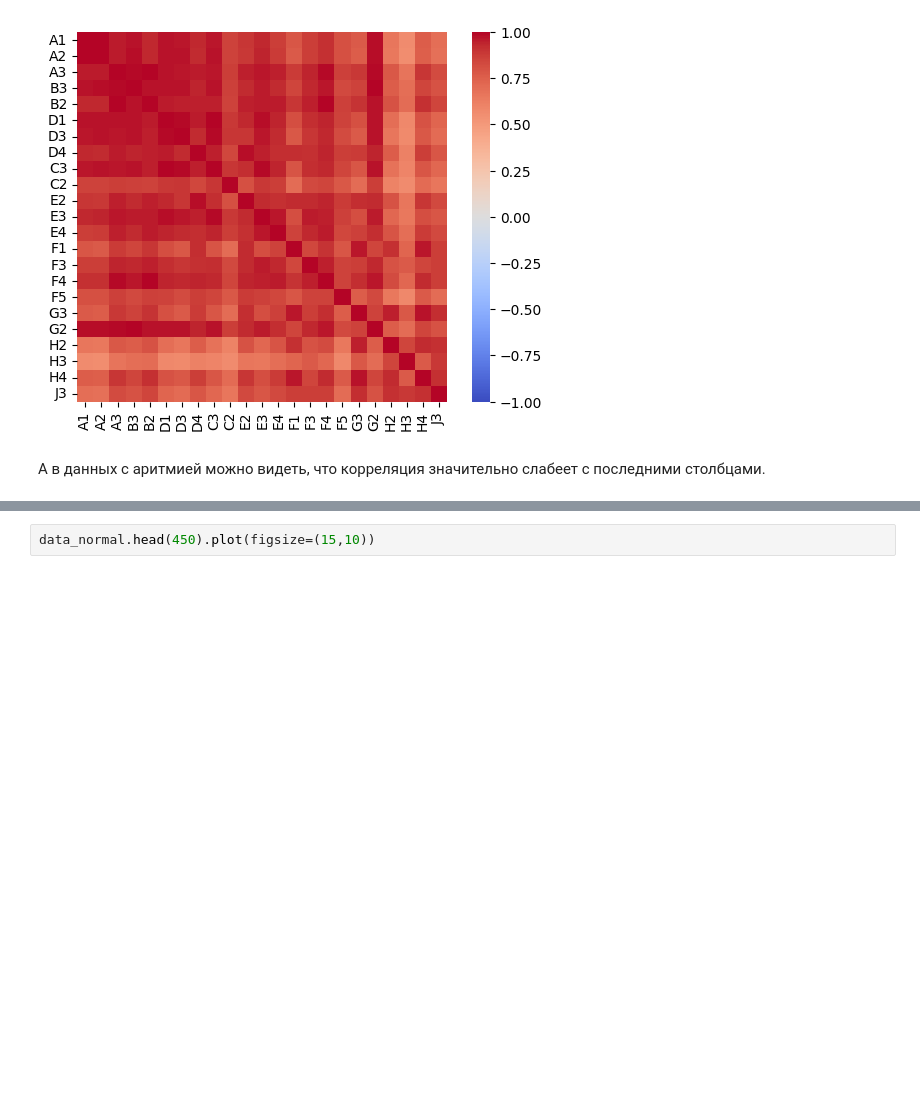
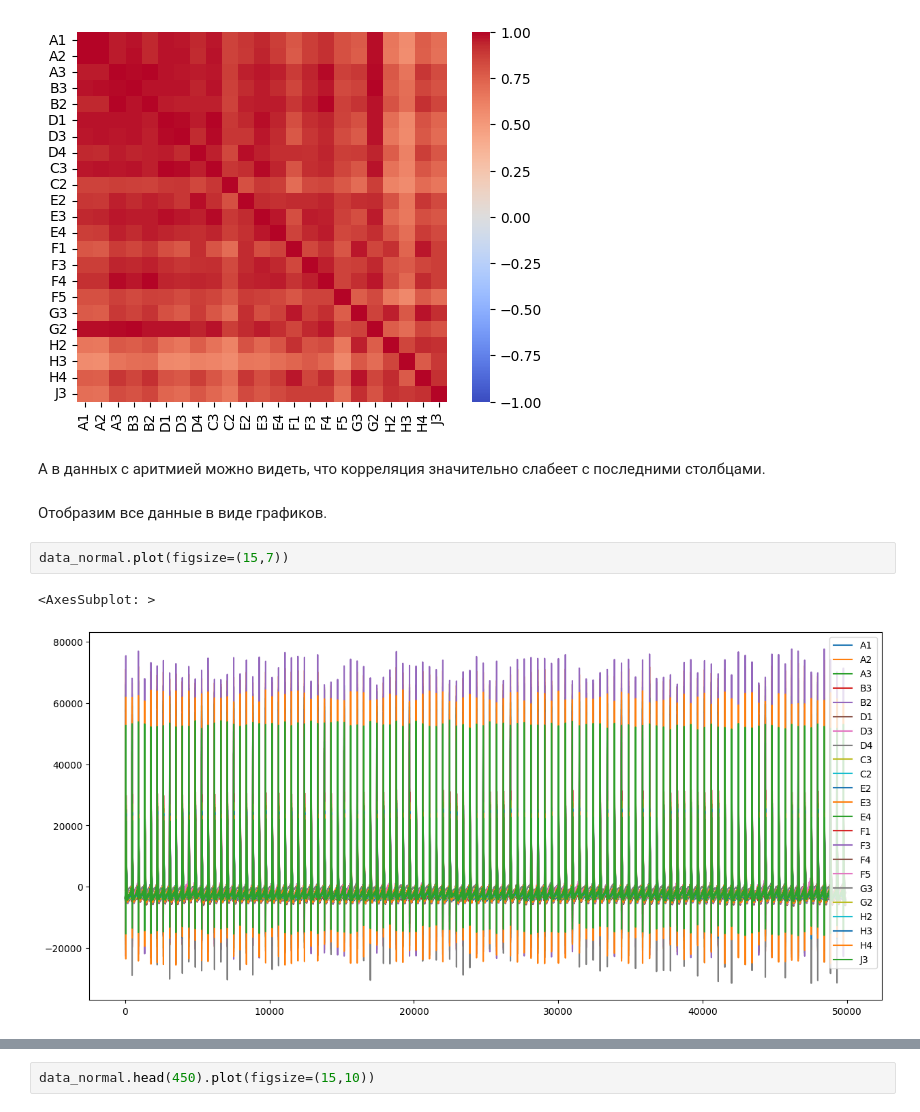
Before and after one commit to multifacs/ecg-analysis, a Jupyter notebook: ECG.ipynb, the cells around one changed output, grey strips where cells are left out. Saved outputs shown, nothing was run; the diff lists cells and outputs as text; blank space fills up the shorter version.

Commit message:
more graphs

```diff
--- a/ECG.ipynb
+++ b/ECG.ipynb
@@ -387,3 +387,10 @@ sns.heatmap(corr_mat, square=True, fmt='.2f', vmin=-1, vmax=1, cmap='coolwarm')
 [figure]
 # %% [markdown]
 А в данных с аритмией можно видеть, что корреляция значительно слабеет с последними столбцами.
+# %% [markdown]
+Отобразим все данные в виде графиков.
+# %%
+data_normal.plot(figsize=(15,7))
+# %% [output]
+<AxesSubplot: >
+[figure, added]
```
Also changed, not shown: parts of 5 cells of this notebook.
